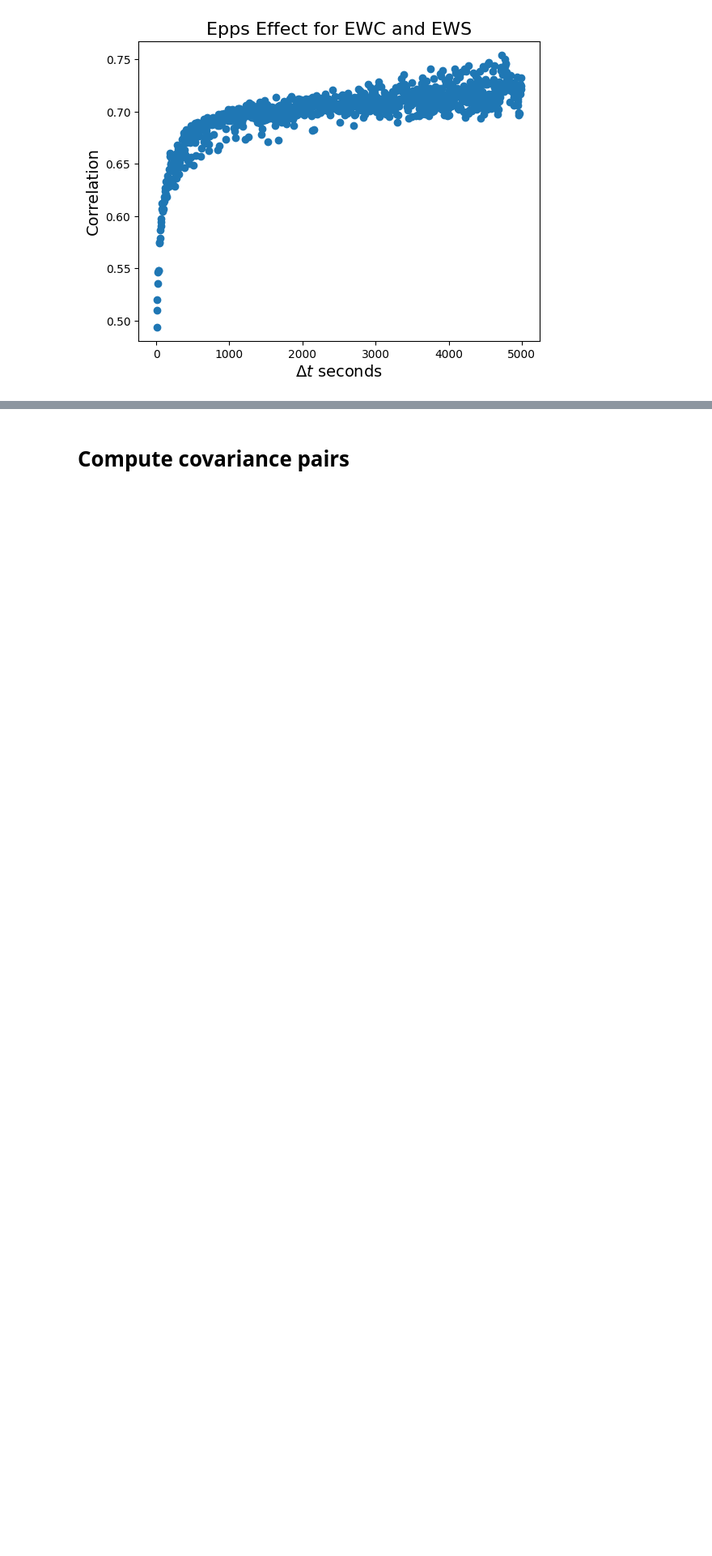
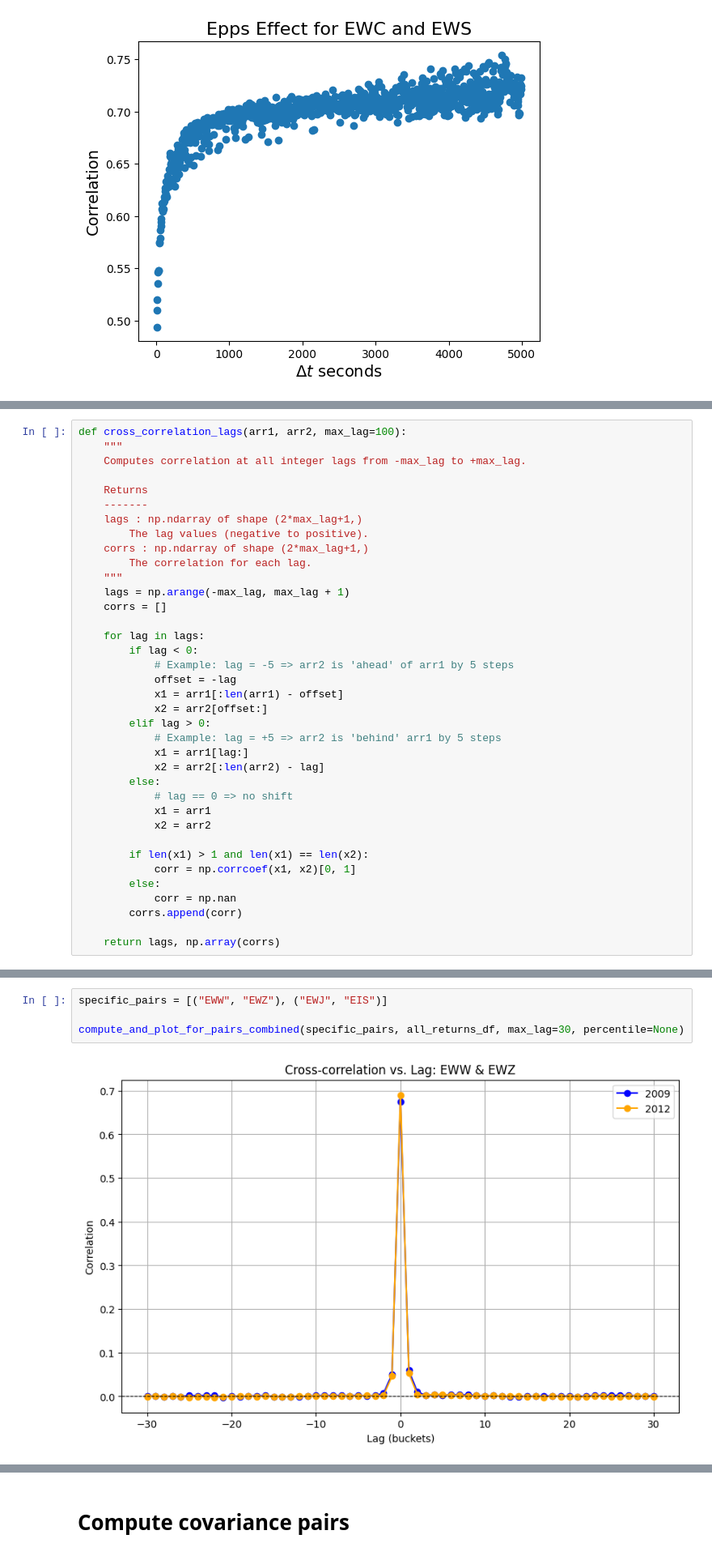
Before and after one commit to hosseinabadi/Big-Data-Correlation-Estimation, a Jupyter notebook: main.ipynb, the cells around one changed output, grey strips where cells are left out. Shown at 81% size. Cells and saved outputs as stored; diff of their text form; blank space fills up the shorter version.

```diff
--- a/main.ipynb
+++ b/main.ipynb
@@ -239,0 +354,37 @@ plot_epps_effect("EWC", "EWS", "EWC_EWS_epps_95.png", percentile=95)
+# %%
+def cross_correlation_lags(arr1, arr2, max_lag=100):
+    """
+    Computes correlation at all integer lags from -max_lag to +max_lag.
+
+    Returns
+    -------
+    lags : np.ndarray of shape (2*max_lag+1,)
+        The lag values (negative to positive).
+    corrs : np.ndarray of shape (2*max_lag+1,)
+        The correlation for each lag.
+    """
+    lags = np.arange(-max_lag, max_lag + 1)
+    corrs = []
+
+    for lag in lags:
+        if lag < 0:
+            # Example: lag = -5 => arr2 is 'ahead' of arr1 by 5 steps
+            offset = -lag
+            x1 = arr1[:len(arr1) - offset]
+            x2 = arr2[offset:]
+        elif lag > 0:
+            # Example: lag = +5 => arr2 is 'behind' arr1 by 5 steps
+            x1 = arr1[lag:]
+            x2 = arr2[:len(arr2) - lag]
+        else:
+            # lag == 0 => no shift
+            x1 = arr1
+            x2 = arr2
+
+        if len(x1) > 1 and len(x1) == len(x2):
+            corr = np.corrcoef(x1, x2)[0, 1]
+        else:
+            corr = np.nan
+        corrs.append(corr)
+
+    return lags, np.array(corrs)
@@ -239,0 +441,6 @@ plot_epps_effect("EWC", "EWS", "EWC_EWS_epps_95.png", percentile=95)
+# %%
+specific_pairs = [("EWW", "EWZ"), ("EWJ", "EIS")]
+
+compute_and_plot_for_pairs_combined(specific_pairs, all_returns_df, max_lag=30, percentile=None)
+# %% [output]
+[figure, added]
```
Also changed, not shown: parts of 52 cells of this notebook, 1 other file.
